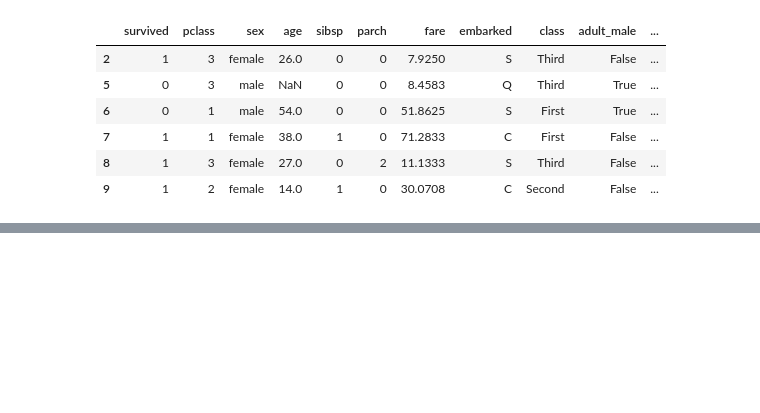
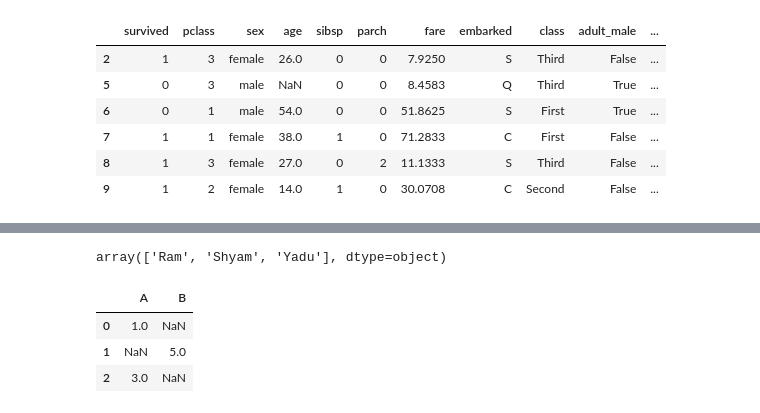
Before and after one commit to msarkar92/pandas-basics, a Jupyter notebook: Pandas_1.ipynb, the cells around one changed output, grey strips where cells are left out. Cells and saved outputs as stored; diff of their text form; code cells hidden in the pictures; blank space fills up the shorter version.

Commit message:
Additional Q8

```diff
--- a/Pandas_1.ipynb
+++ b/Pandas_1.ipynb
@@ -828,0 +838,20 @@ titanic.drop_duplicates(keep ="last")
+# %%
+pd.unique(ser)
+# %% [output]
+array(['Ram', 'Shyam', 'Yadu'], dtype=object)
+# %%
+# Additional Q8
+
+import pandas as pd
+import numpy as np
+df = pd.DataFrame({
+    "A": [1, None, 3],
+    "B": [np.nan, 5, None]
+})
+# %%
+df
+# %% [output]
+|  | A | B |
+| 0 | 1.0 | NaN |
+| 1 | NaN | 5.0 |
+| 2 | 3.0 | NaN |
```
Also changed, not shown: parts of 4 cells of this notebook.
